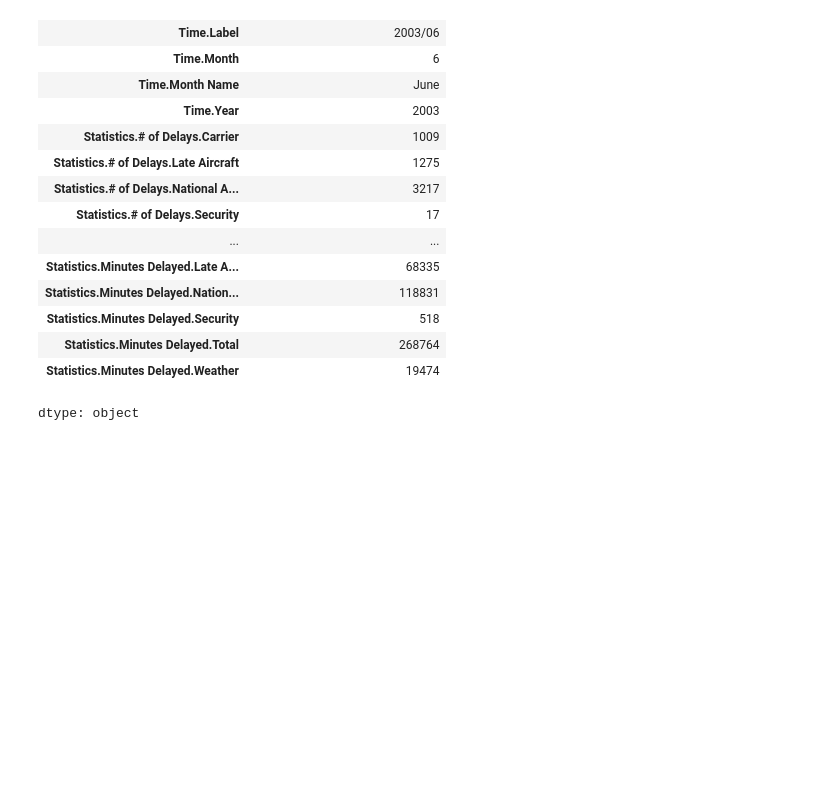
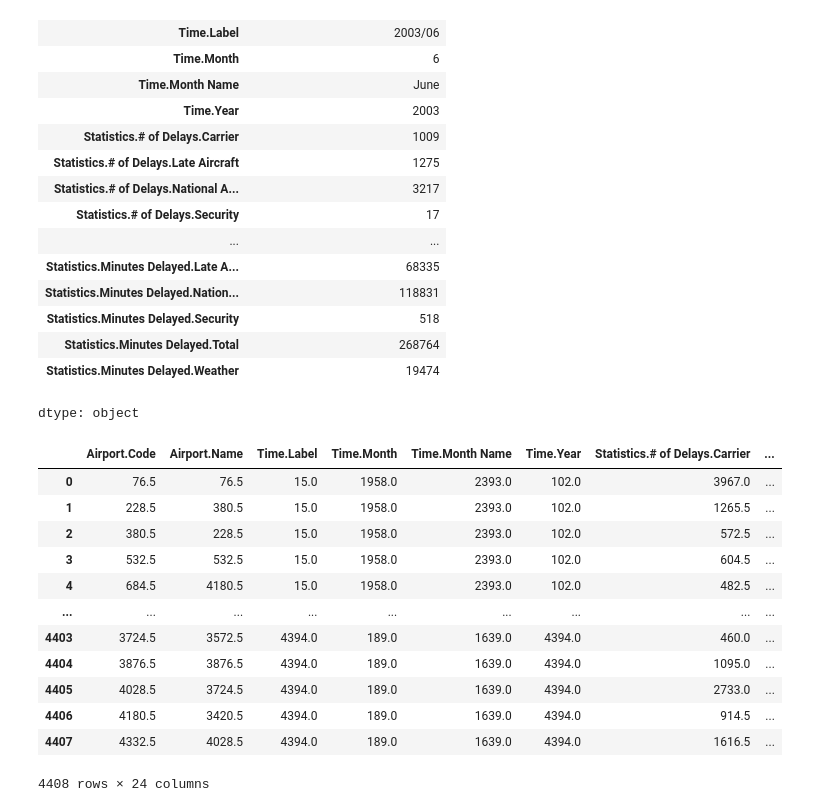
Before and after one commit to Mahdi-Miri/pandas, a Jupyter notebook: pandas.ipynb, the cells around one changed output. Cells and saved outputs as stored; diff of their text form; code cells hidden in the pictures; blank space fills up the shorter version.

```diff
--- a/pandas.ipynb
+++ b/pandas.ipynb
@@ -140,3 +140,19 @@ data.iloc[0]
 | Statistics.Minutes Delayed.Total | 268764 |
 | Statistics.Minutes Delayed.Weather | 19474 |
 dtype: object
+# %%
+data.rank()
+# %% [output]
+|  | Airport.Code | Airport.Name | Time.Label | Time.Month | Time.Month Name | Time.Year | Statistics.# of Delays.Carrier | ... |
+| 0 | 76.5 | 76.5 | 15.0 | 1958.0 | 2393.0 | 102.0 | 3967.0 | ... |
+| 1 | 228.5 | 380.5 | 15.0 | 1958.0 | 2393.0 | 102.0 | 1265.5 | ... |
+| 2 | 380.5 | 228.5 | 15.0 | 1958.0 | 2393.0 | 102.0 | 572.5 | ... |
+| 3 | 532.5 | 532.5 | 15.0 | 1958.0 | 2393.0 | 102.0 | 604.5 | ... |
+| 4 | 684.5 | 4180.5 | 15.0 | 1958.0 | 2393.0 | 102.0 | 482.5 | ... |
+| ... | ... | ... | ... | ... | ... | ... | ... | ... |
+| 4403 | 3724.5 | 3572.5 | 4394.0 | 189.0 | 1639.0 | 4394.0 | 460.0 | ... |
+| 4404 | 3876.5 | 3876.5 | 4394.0 | 189.0 | 1639.0 | 4394.0 | 1095.0 | ... |
+| 4405 | 4028.5 | 3724.5 | 4394.0 | 189.0 | 1639.0 | 4394.0 | 2733.0 | ... |
+| 4406 | 4180.5 | 3420.5 | 4394.0 | 189.0 | 1639.0 | 4394.0 | 914.5 | ... |
+| 4407 | 4332.5 | 4028.5 | 4394.0 | 189.0 | 1639.0 | 4394.0 | 1616.5 | ... |
+4408 rows × 24 columns
```
Also changed, not shown: parts of 2 cells of this notebook.
